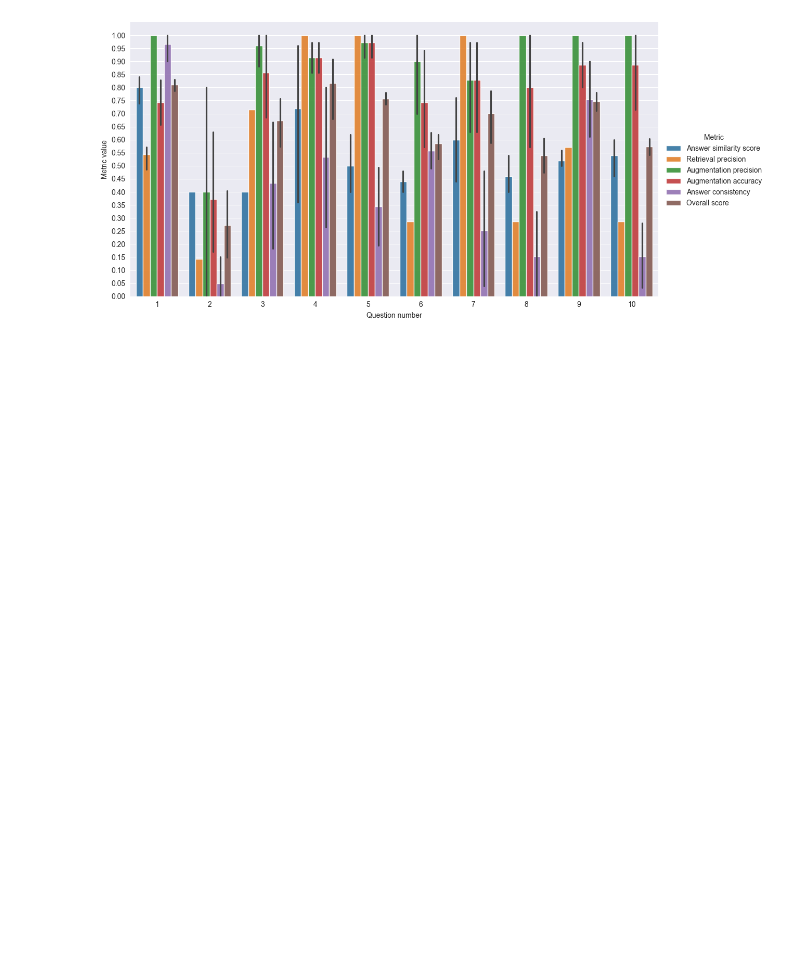
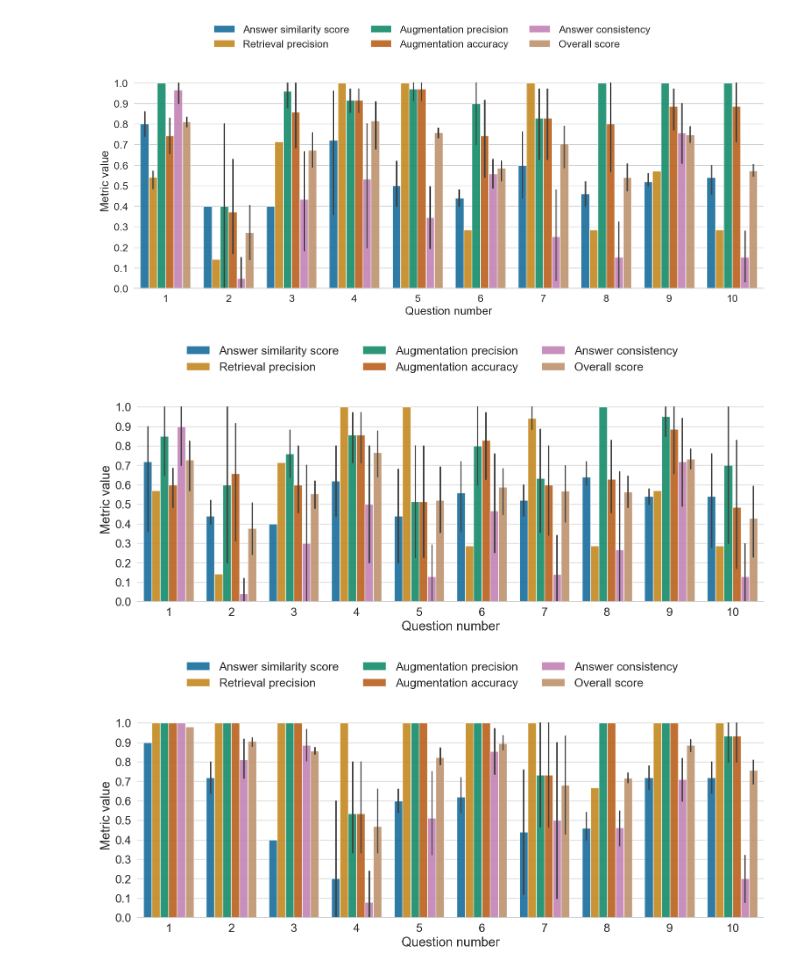
Before and after one commit to Norceis/rag, a Jupyter notebook: notebooks/visualising_auto_evaluation.ipynb, the cells around one changed output. Cells and saved outputs as stored; diff of their text form; code cells hidden in the pictures; blank space fills up the shorter version.

```diff
--- a/notebooks/visualising_auto_evaluation.ipynb
+++ b/notebooks/visualising_auto_evaluation.ipynb
@@ -4,8 +4,6 @@ import seaborn as sns
 import numpy as np
 import matplotlib.pyplot as plt
 
-FILE_NAME = 'local_openai'
+sns.set_style("whitegrid")
+sns.set(rc={'figure.autolayout': True})
+file_names = ['local_openai', 'local_local', 'openai_openai', 'openai_local']
-# %%
-score_df = pd.read_json(f'../data/evaluation/automatic/{FILE_NAME}.json')
-score_df = score_df.drop(['Reference answer', 'LLM answer', 'Retrieved context'], axis=1)
-score_df['Answer similarity score'] = score_df['Answer similarity score'] / 5
@@ -51,13 +35,25 @@ plt.savefig(f'../data/evaluation/automatic/{FILE_NAME}_heatmap.png')
 # %%
-melted_df = pd.melt(score_df, id_vars=['Question'], var_name='Metric', value_name='Value')
+for file_name in file_names:
+    score_df = pd.read_json(f'../data/evaluation/automatic/{file_name}.json')
+    score_df = score_df.drop(['Reference answer', 'LLM answer', 'Retrieved context'], axis=1)
+    score_df['Answer similarity score'] = score_df['Answer similarity score'] / 5
 
-# Create the grouped bar plot with standard deviation
-g = sns.catplot(x='Question', y='Value', hue='Metric', data=melted_df, kind='bar', height=6, aspect=2, alpha=0.9)
-g.despine(left=True)
-g.set_axis_labels('Question number', 'Metric value')
-# plt.title('Grouped Bar Plot with Standard Deviation')
-plt.xticks(ticks=range(0,10), labels=range(1,11))
-plt.yticks(ticks=np.linspace(0, 1.0, 21))
-plt.savefig(f'../data/evaluation/automatic/{FILE_NAME}_catplot.png')
+    melted_df = pd.melt(score_df, id_vars=['Question'], var_name='Metric', value_name='Value')
+    sns.set_style("whitegrid")
+    g = sns.catplot(x='Question', y='Value', hue='Metric', data=melted_df, kind='bar', height=6, aspect=2, alpha=0.9)
+    g.despine(left=True)
+    g.set_axis_labels('Question number', 'Metric value')
+    sns.move_legend(
+        g, "lower center",
+        bbox_to_anchor=(.5, 1), ncol=len(score_df.columns) / 2, title=None, frameon=False,
+    )
+    sns.set_context("notebook", font_scale=1.75)
+    plt.xticks(ticks=range(0,10), labels=range(1,11))
+    sns.set_palette("colorblind")
+    plt.yticks(ticks=np.linspace(0, 1.0, 11))
+    plt.tight_layout()
+    plt.savefig(f'../data/evaluation/automatic/{file_name}_catplot.png', dpi=600)
 # %% [output]
-[figure, old version]
+[figure, new version]
+[figure, added]
+[figure, added]
```
Also changed, not shown: parts of 6 cells of this notebook, 9 other files.
